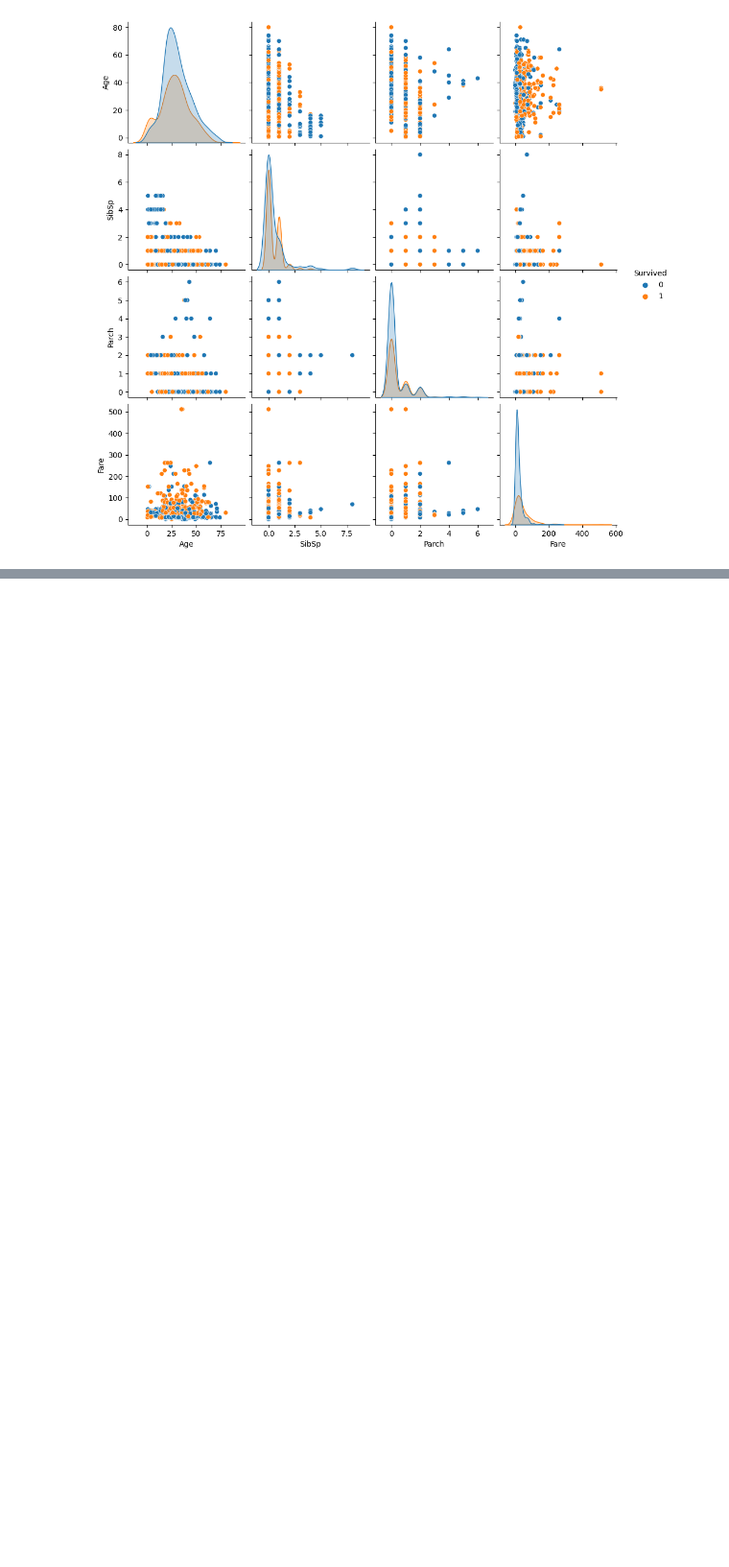
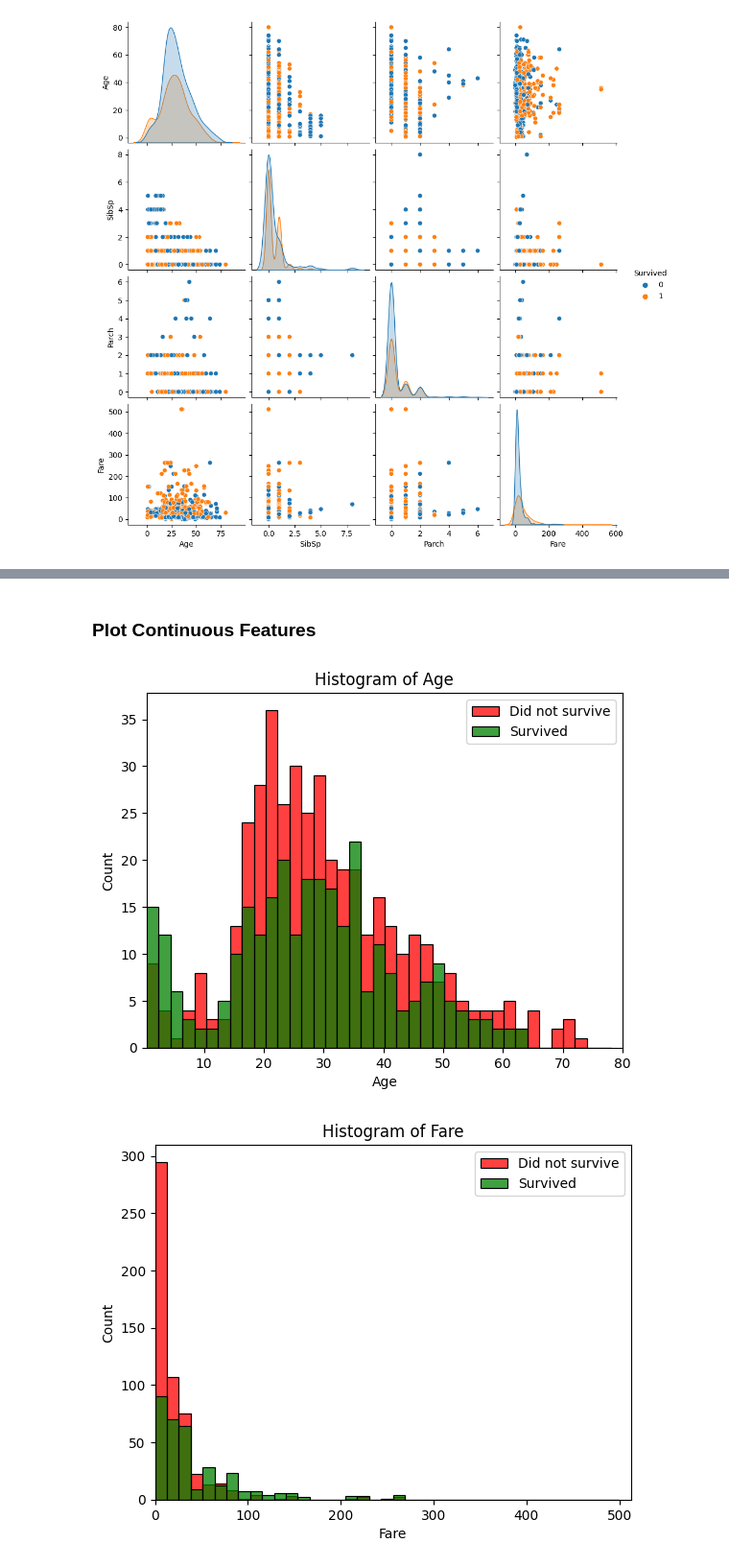
Before and after one commit to ArifAygun/Applied-Machine-Learning-Feature-Engineering, a Jupyter notebook: AA_AML_Feature_Engineering.ipynb, the cells around one changed output, grey strips where cells are left out. Shown: that part at 96% size. Cells and saved outputs as stored; diff of their text form; code cells hidden in the pictures; blank space fills up the shorter version.

```diff
--- a/AA_AML_Feature_Engineering.ipynb
+++ b/AA_AML_Feature_Engineering.ipynb
@@ -259,0 +302,25 @@ sns.pairplot(data=titanic, vars=cont_vars, hue='Survived')
+# %% [markdown]
+### Plot Continuous Features
+# %%
+import seaborn as sns
+
+def plot_histogram(feature):
+    survived = titanic[titanic['Survived'] == 1][feature].dropna()
+    died = titanic[titanic['Survived'] == 0][feature].dropna()
+    xmin = min(min(survived), min(died))
+    xmax = max(max(survived), max(died))
+    width = (xmax - xmin) / 40
+    fig, ax = plt.subplots()
+    sns.histplot(died, color='r', kde=False, bins=np.arange(xmin, xmax, width), ax=ax)
+    sns.histplot(survived, color='g', kde=False, bins=np.arange(xmin, xmax, width), ax=ax)
+    ax.set_xlim([xmin, xmax])
+    ax.legend(['Did not survive', 'Survived'])
+    ax.set_title('Histogram of {}'.format(feature))
+    ax.set_xlabel(feature)
+    ax.set_ylabel('Count')
+
+for feature in ['Age', 'Fare']:
+    plot_histogram(feature)
+# %% [output]
+[figure, added]
+[figure, added]
```
Also changed, not shown: parts of 7 cells of this notebook.
